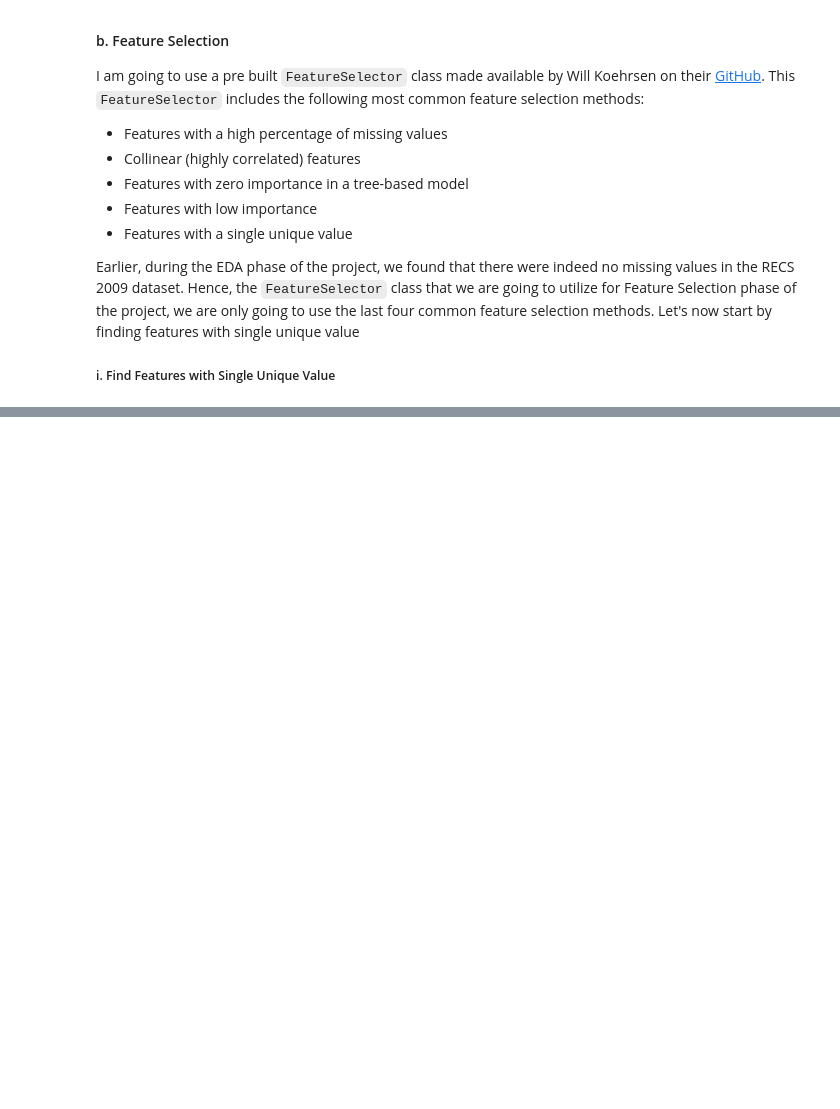
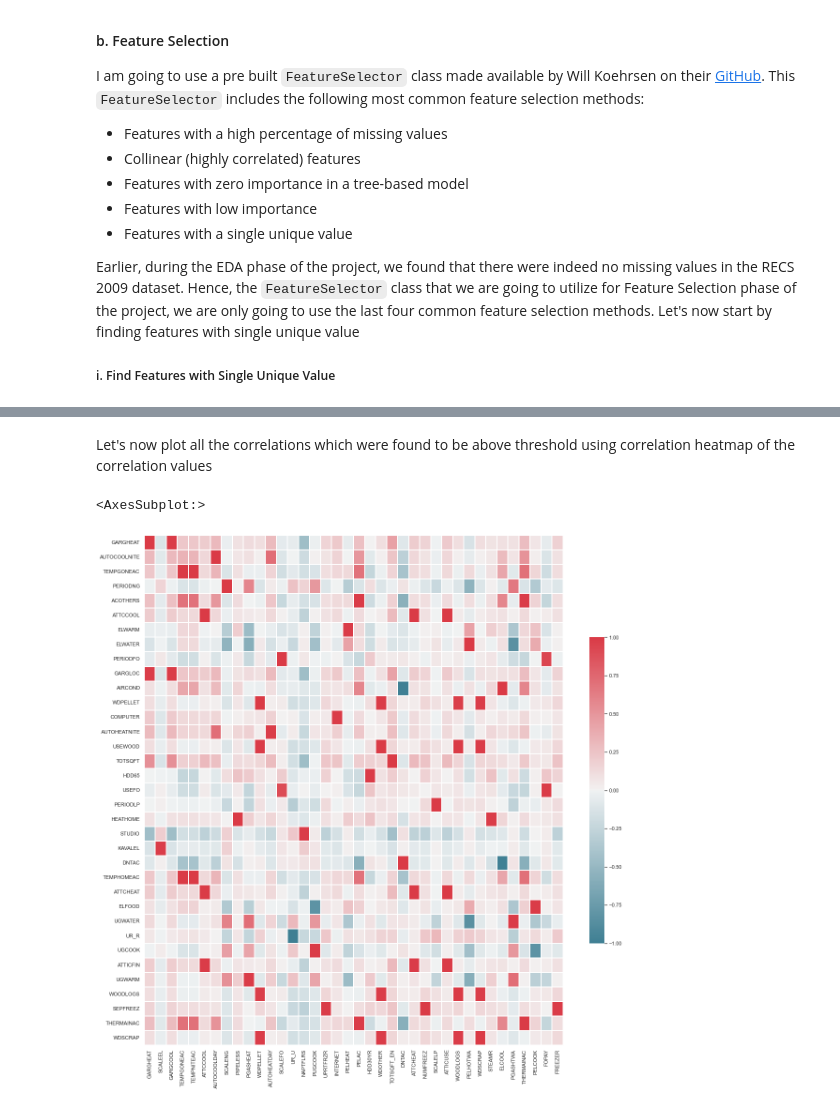
Before and after one commit to nipun-goyal/Residential-Energy-Consumption-Prediction, a Jupyter notebook: 1.0-Residential-Energy-Modeling.ipynb, the cells around one changed output, grey strips where cells are left out. Drawn from its saved outputs; the diff is of its cells as text; code cells hidden in the pictures; blank space fills up the shorter version.

```diff
--- a/1.0-Residential-Energy-Modeling.ipynb
+++ b/1.0-Residential-Energy-Modeling.ipynb
@@ -1117,5 +1117,5 @@ Earlier, during the EDA phase of the project, we found that there were indeed no
 <a id="631"></a>
 ##### i. Find Features with Single Unique Value
 # %%
-train_label = df2['KWH']
-df2 = df2.drop(columns = ['KWH', 'KWHlog'])
+labels = df2['KWH']
+data_fs = df2.drop(columns = ['KWH', 'KWHlog'])
@@ -1127,0 +1122,4 @@ fs = FeatureSelector(data = df2, labels = train_label)
+# %%
+#train_scaler = pd.DataFrame(StandardScaler().fit_transform(data_fs.values), columns=data_fs.columns, index=data_fs.index)
+#train_labels_scaler = StandardScaler().fit_transform(labels.values.reshape(-1,1))
+fs = FeatureSelector(data = data_fs, labels = labels) # Let's inititate the class FeatureSelector()
@@ -1127,0 +1149,12 @@ fs = FeatureSelector(data = df2, labels = train_label)
+# %% [markdown]
+Let's now plot all the correlations which were found to be above threshold using correlation heatmap of the correlation values
+# %%
+corr_mat_plt = fs.corr_matrix.loc[list(set(fs.record_collinear['corr_feature'])),
+	                                                list(set(fs.record_collinear['drop_feature']))]
+f, ax = plt.subplots(figsize=(20,20))
+cmap = sns.diverging_palette(220, 10, as_cmap=True)
+sns.heatmap(corr_mat_plt, cmap=cmap, center=0,
+                    linewidths=.25, cbar_kws={"shrink": 0.6})
+# %% [output]
+<AxesSubplot:>
+[figure, added]
```
Also changed, not shown: parts of 13 cells of this notebook.
